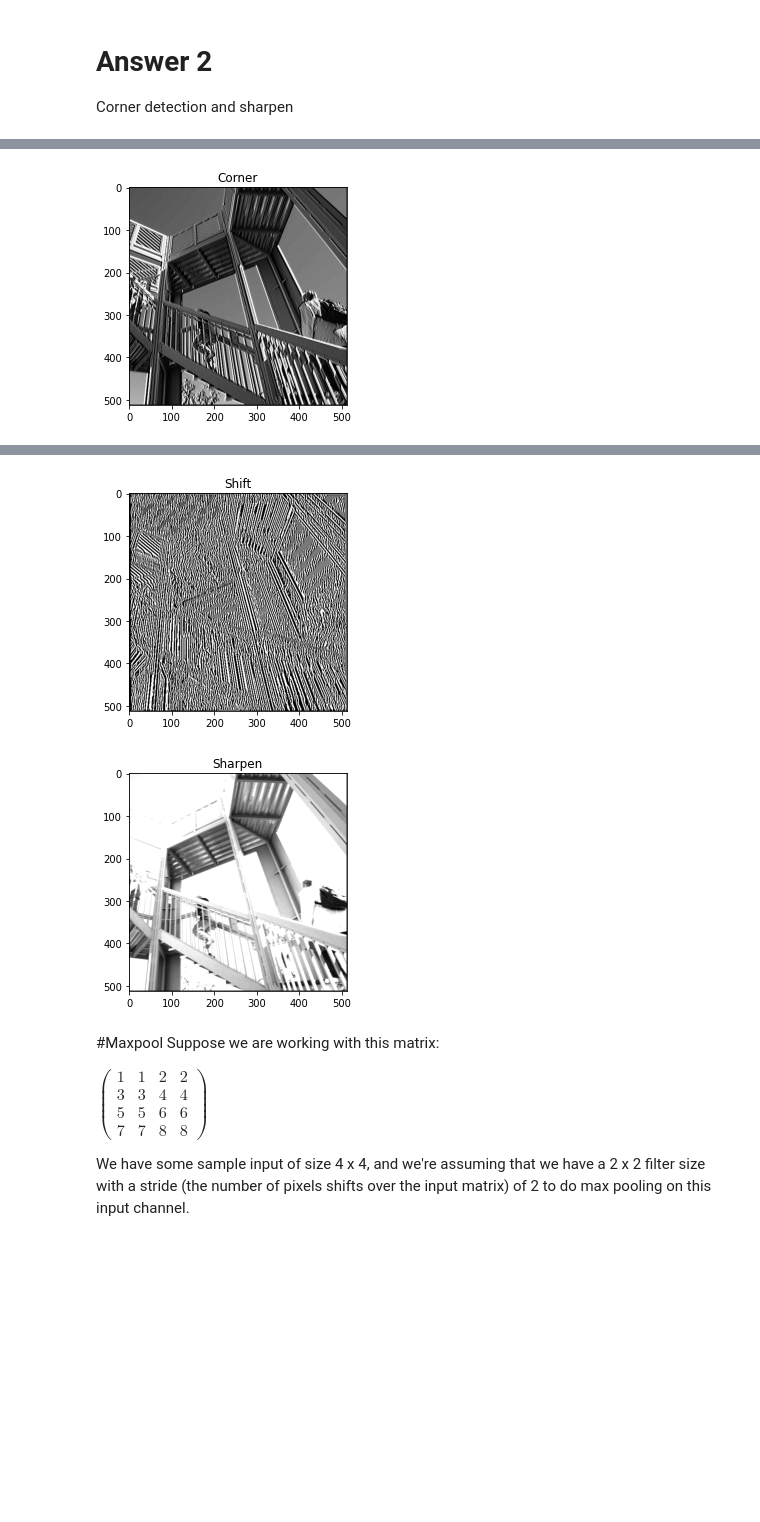
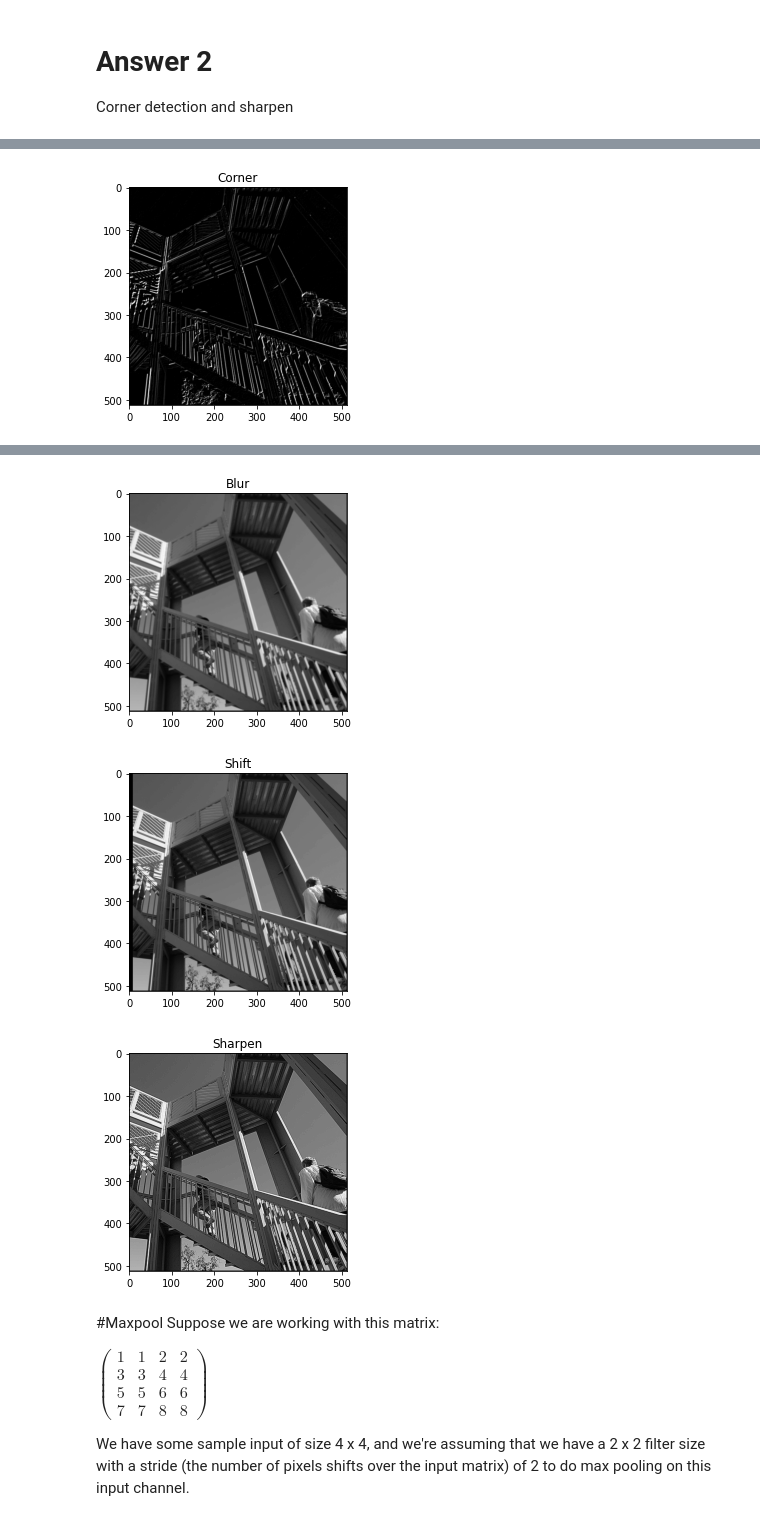
Before and after one commit to akamwt123/FutreMakers2022, a Jupyter notebook: Day_6_Introduction_to_CNNs_AK.ipynb, the cells around one changed output, grey strips where cells are left out. Cells and saved outputs as stored; diff of their text form; code cells hidden in the pictures; blank space fills up the shorter version.

```diff
--- a/Day_6_Introduction_to_CNNs_AK.ipynb
+++ b/Day_6_Introduction_to_CNNs_AK.ipynb
@@ -205,20 +205,20 @@ Corner detection and sharpen
 # %%
 import math
 # %%
+
 """ Enter your code for Question 2 here """
 #Filters
 
 # Change corner detection filter values here
 
-kernel_corner = np.array([[1,1,1],
-                        [1,-1,1],
-                        [-1,-1,-1]])
-print(img)
+kernel_corner = np.array([[1,1,0],
+                        [1,0,-1],
+                        [0,-1,-1]])
+
 img_corner = convolute(img, size_x, size_y, kernel_corner)
 
 plt.gray()
 plt.grid(False)
-print(img_corner)
 plt.imshow(img_corner)
 plt.title('Corner')
 plt.show()
@@ -228,36 +228,67 @@ plt.show()
 
 ## use the same kernel / convolution / plotting code as above - make sure you change the variable names accordingly
 
+kernel_blur = np.array([[1/9,1/9,1/9],
+                        [1/9,1/9,1/9],
+                        [1/9,1/9,1/9]])
+
+img_blur = convolute(img, size_x, size_y, kernel_blur)
+
+plt.gray()
+plt.grid(False)
+plt.imshow(img_blur)
+plt.title('Blur')
+plt.show()
+
+
 # Change shift filter values here
 
 ## use the same kernel / convolution / plotting code as above - make sure you change the variable names accordingly
 # Change corner detection filter values here
 
-kernel_shift = np.array([[0,0,0],
+kernel_shift = np.array([[0,1,0],
                         [0,0,0],
                         [0,0,0]])
-print(img)
-img_shift = convolute(img, size_x, size_y, kernel_corner) # we might not be able to see shift by 1 pixel clearly, that's why we perform the shift 5 times
-img_shift = convolute(img_shift, size_x, size_y, kernel_corner)
-img_shift = convolute(img_shift, size_x, size_y, kernel_corner)
-img_shift = convolute(img_shift, size_x, size_y, kernel_corner)
-img_shift = convolute(img_shift, size_x, size_y, kernel_corner)
+img_shift = convolute(img, size_x, size_y, kernel_shift) # we might not be able to see shift by 1 pixel clearly, that's why we perform the shift 5 times
+img_shift = convolute(img_shift, size_x, size_y, kernel_shift)
+img_shift = convolute(img_shift, size_x, size_y, kernel_shift)
+img_shift = convolute(img_shift, size_x, size_y, kernel_shift)
+img_shift = convolute(img_shift, size_x, size_y, kernel_shift)
+img_shift = convolute(img_shift, size_x, size_y, kernel_shift)
+img_shift = convolute(img_shift, size_x, size_y, kernel_shift)
+img_shift = convolute(img_shift, size_x, size_y, kernel_shift)
+img_shift = convolute(img_shift, size_x, size_y, kernel_shift)
 
 plt.gray()
 plt.grid(False)
-print(img_shift)
 plt.imshow(img_shift)
 plt.title('Shift')
 plt.show()
 
 
+# Change rotation filter values here
+
+## use the same kernel / convolution / plotting code as above - make sure you change the variable names accordingly
+"""
+kernel_rotation = np.array([[math.cos(60),-math.sin(60),0],
+                            [math.sin(60),math.cos(60),0],
+                            [0,0,1]])
+img_rotation = convolute(img, size_x, size_y, kernel_rotation)
+
+plt.gray()
+plt.grid(False)
+plt.imshow(img_rotation)
+plt.title('Rotation')
+plt.show()
+"""
+
 # Change sharpen filter values here
 
 ## use the same kernel / convolution / plotting code as above - make sure you change the variable names accordingly
 
-kernel_sharpen = np.array([[1,0,0],
-                        [1,0,0],
-                        [1,0,0]])
+kernel_sharpen = np.array([[0,-1,0],
+                        [-1,5,-1],
+                        [0,-1,0]])
 img_sharpen = convolute(img, size_x, size_y, kernel_sharpen)
 
 plt.gray()
@@ -283 +300 @@ plt.show()
-[figure, old version]
+[figure, new version]
@@ -298,5 +301,6 @@ plt.show()
-[figure, old version]
+[figure, new version]
-[figure, old version]
+[figure, new version]
+[figure, added]
 # %% [markdown]
 #Maxpool
 Suppose we are working with this matrix:
```
Also changed, not shown: parts of 6 cells of this notebook.
